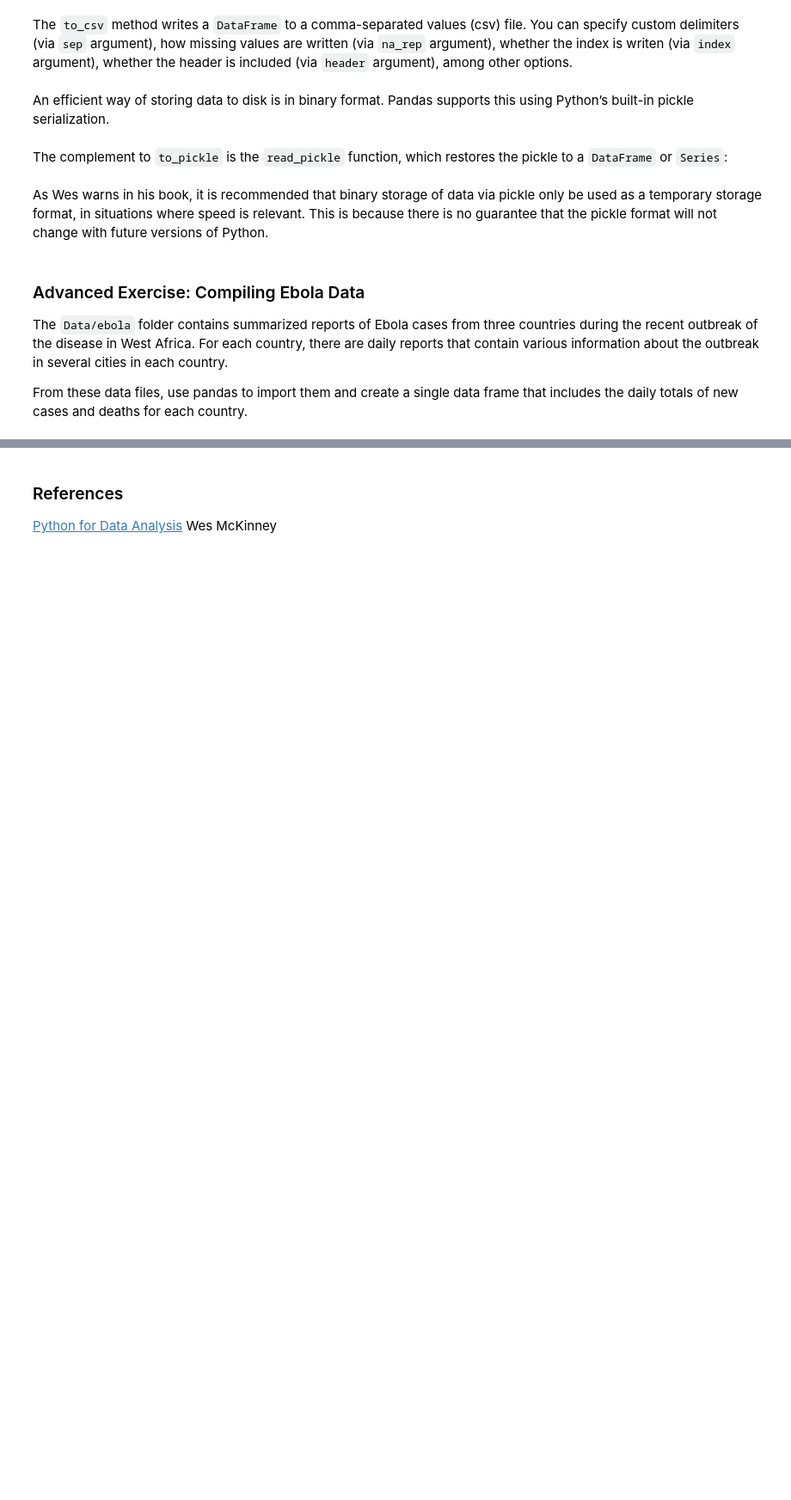
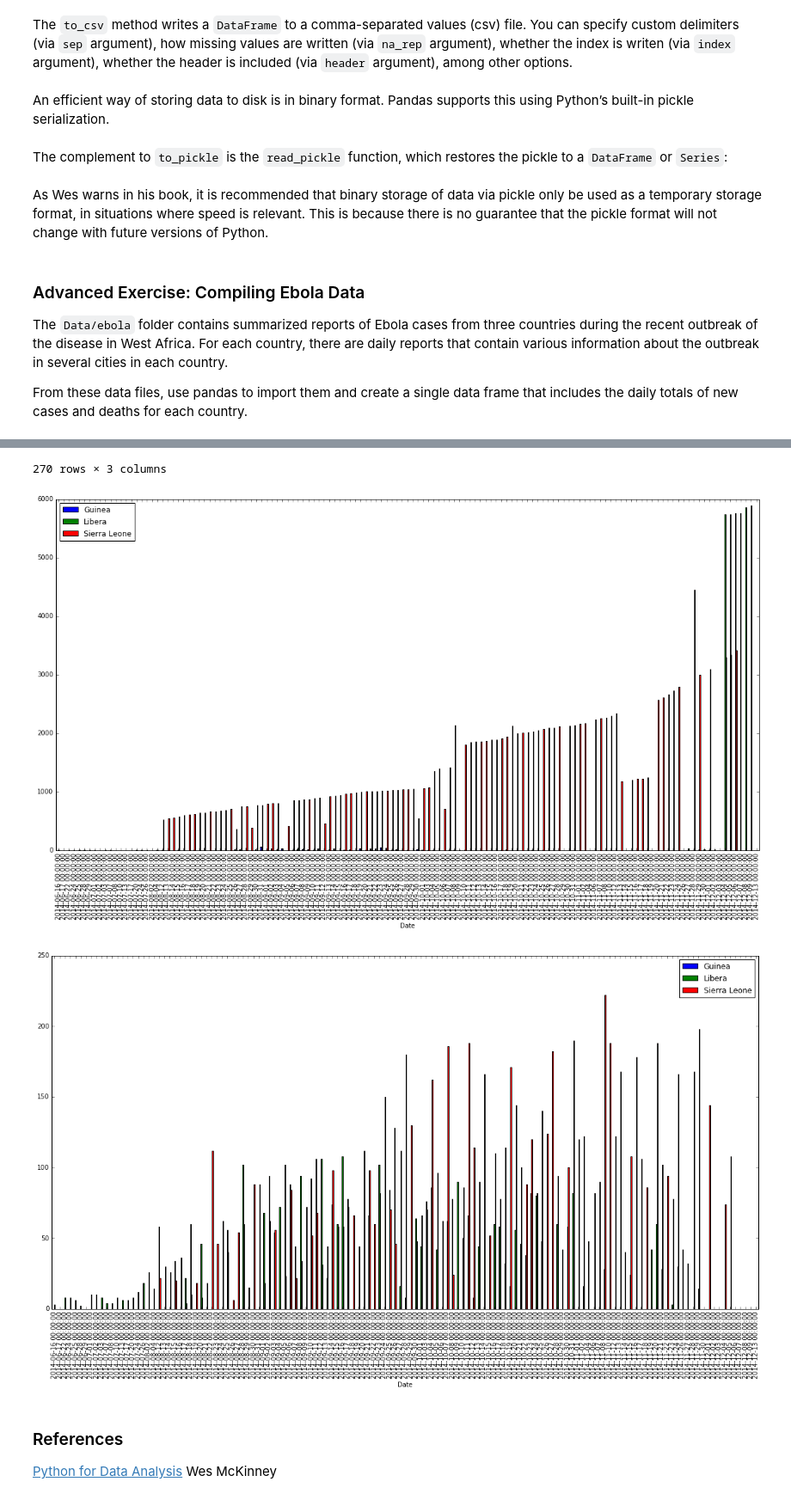
Before and after one commit to lfkrapp/literate-pancake, a Jupyter notebook: 01 - Pandas and Data Wrangling/Intro to Pandas.ipynb, the cells around one changed output, grey strips where cells are left out. Shown at 86% size. Cells and saved outputs as stored; diff of their text form; code cells hidden in the pictures; blank space fills up the shorter version.

```diff
--- a/01 - Pandas and Data Wrangling/Intro to Pandas.ipynb
+++ b/01 - Pandas and Data Wrangling/Intro to Pandas.ipynb
@@ -1310,0 +1209,65 @@ Result["Reported cases"].plot(kind="bar", figsize=(20, 10))
+# %%
+#We have 3 files with lots of csv's in each. Within a file, the csv's seem to follow a coherent structure,
+#and we assume we'll be able to treat a whole file in one sitting.
+#Due to the recursive nature of the problem, we want to create a function able to load the data into pandas when given 1 folder.
+#After, it remains to extract series of data for events we're interested in, after having manually treated the raw data
+#Finally, we can create a dataframe from those series, dataframe from which we can start the analysis.
+
+
+import glob
+
+def import_all_csv(folder_path):
+    data_list = []
+    for file_path in glob.iglob(folder_path+'/*.csv'):
+        tmp_data = pd.read_csv(file_path)
+        data_list.append(tmp_data)
+    return pd.concat(data_list)
+
+guinea_data = import_all_csv('Data/ebola/guinea_data')
+liberia_data = import_all_csv('Data/ebola/liberia_data')
+sl_data = import_all_csv('Data/ebola/sl_data')
+# %%
+# Treating data for Guinea
+guinea_data_daily = guinea_data[guinea_data['Description'].isin(['Newly deaths registered']) |
+                                  guinea_data['Description'].isin(['New cases of confirmed'])].sort_values('Description')
+guinea_data_daily['Date'] = pd.to_datetime(guinea_data_daily['Date'])
+guinea_data_daily.set_index(['Description', 'Date'], inplace=True)
+guinea_data_daily_sum = guinea_data_daily.apply(pd.to_numeric, args=('coerce',)).sum(axis=1).dropna()
+guinea_data_daily_sum.index.set_levels(['New cases', 'New deaths', 'New deaths', 'New deaths'], level=0, inplace=True)
+
+# Treating data for Libera
+liberia_data_daily = liberia_data[liberia_data['Variable'].isin(['Newly reported deaths']) |
+                                  liberia_data['Variable'].isin(['New case/s (confirmed)'])].sort_values('Variable')
+liberia_data_daily['Date'] = pd.to_datetime(liberia_data_daily['Date'])
+liberia_data_daily.set_index(['Variable', 'Date'], inplace=True)
+liberia_data_daily_sum = liberia_data_daily.apply(pd.to_numeric, args=('coerce',)).sum(axis=1).dropna()
+liberia_data_daily_sum.index.set_levels(['New cases','New deaths'], level=0, inplace=True)
+liberia_data_daily_sum.index.levels[0].name = 'Description'
+
+# Treating data for Sierra Leone
+sl_data_daily = sl_data[sl_data['variable'].isin(['death_confirmed']) |
+                                  sl_data['variable'].isin(['new_confirmed'])].sort_values('variable')
+sl_data_daily['date'] = pd.to_datetime(sl_data_daily['date'])
+sl_data_daily.set_index(['variable', 'date'], inplace=True)
+sl_data_daily_sum = sl_data_daily.apply(pd.to_numeric, args=('coerce',)).sum(axis=1).dropna()
+sl_data_daily_sum.index.set_levels(['New cases','New deaths'], level=0, inplace=True)
+sl_data_daily_sum.index.levels[1].name = 'Date'
+sl_data_daily_sum.index.levels[0].name = 'Description'
+
+combined_data = pd.concat([guinea_data_daily_sum, liberia_data_daily_sum, sl_data_daily_sum], axis=1).sort_index().fillna(0)
+combined_data.columns = ['Guinea', 'Libera', 'Sierra Leone']
+
+import matplotlib
+import matplotlib.pyplot as plt
+%matplotlib inline
+
+ax = combined_data.loc["New cases"].plot(kind="bar", figsize=(20, 10))
+fig = ax.get_figure()
+fig.savefig('New_cases.png')
+
+ax = combined_data.loc["New deaths"].plot(kind="bar", figsize=(20, 10))
+fig = ax.get_figure()
+fig.savefig('Deads.png')
+
+combined_data
+# %% [output]
@@ -1311 +1292,4 @@ Result["Reported cases"].plot(kind="bar", figsize=(20, 10))
+270 rows × 3 columns
+[figure, added]
+[figure, added]
 # %% [markdown]
```
Also changed, not shown: parts of 2 cells of this notebook.
